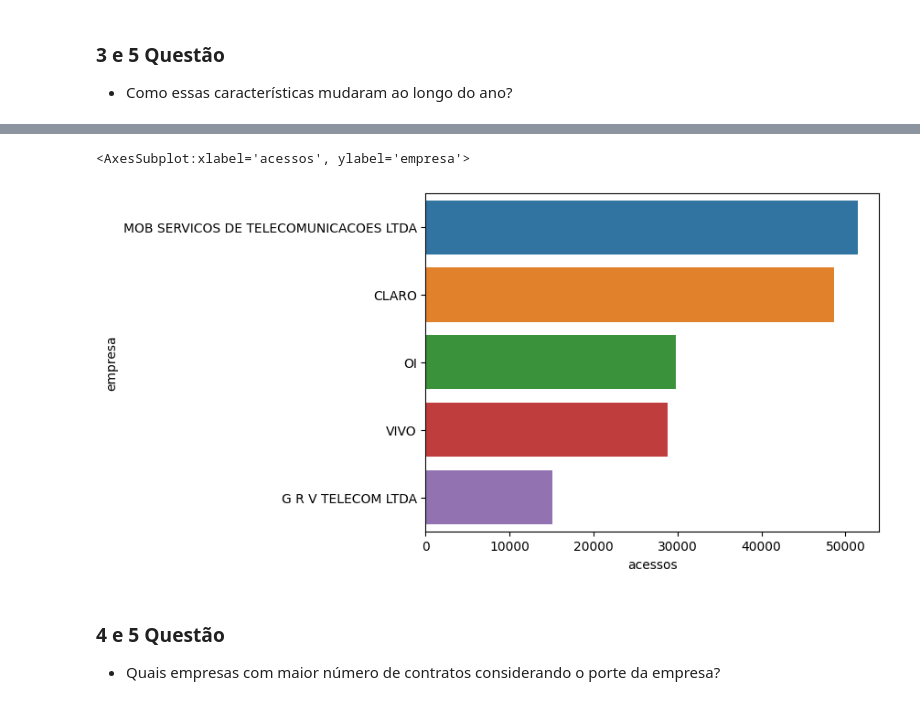
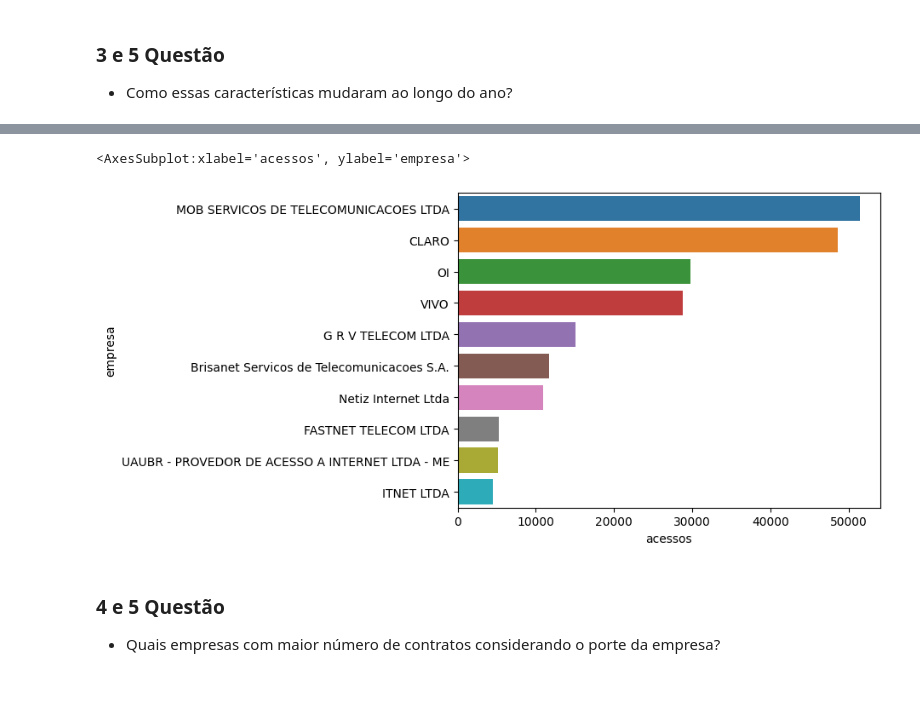
Before and after one commit to Jownao/dive_datascience, a Jupyter notebook: lab/02_Analise_dados_banda_larga.ipynb, the cells around one changed output, grey strips where cells are left out. Saved outputs shown, nothing was run; the diff lists cells and outputs as text; code cells hidden in the pictures.

```diff
--- a/lab/02_Analise_dados_banda_larga.ipynb
+++ b/lab/02_Analise_dados_banda_larga.ipynb
@@ -256,18 +256,18 @@ sns.barplot(data=acessos5_2021, x="acessos",y="empresa")
 # %%
 # Empresa x Acessos em 2022
 empresa_acessos_2022 = data_estado.query("ano == 2022 and mes == 2")
 empresa_acessos_2022
 
 empresa_2022 = empresa_acessos_2022.groupby("empresa")['acessos'].sum()
 fsum_empresa_2022 = convert_sums_frame(empresa_2022, ['empresa','acessos'])
 acessos5_2022 = fsum_empresa_2022.sort_values(by='acessos',
-                      ascending=False ).head()
+                      ascending=False ).head(10)
 acessos5_2022
 
 sns.barplot(data=acessos5_2022, x="acessos",y="empresa")
 # %% [output]
 <AxesSubplot:xlabel='acessos', ylabel='empresa'>
-[figure, old version]
+[figure, new version]
 # %% [markdown]
 ### 4 e 5 Questão
 
```
Also changed, not shown: parts of 3 cells of this notebook, 1 other file.
